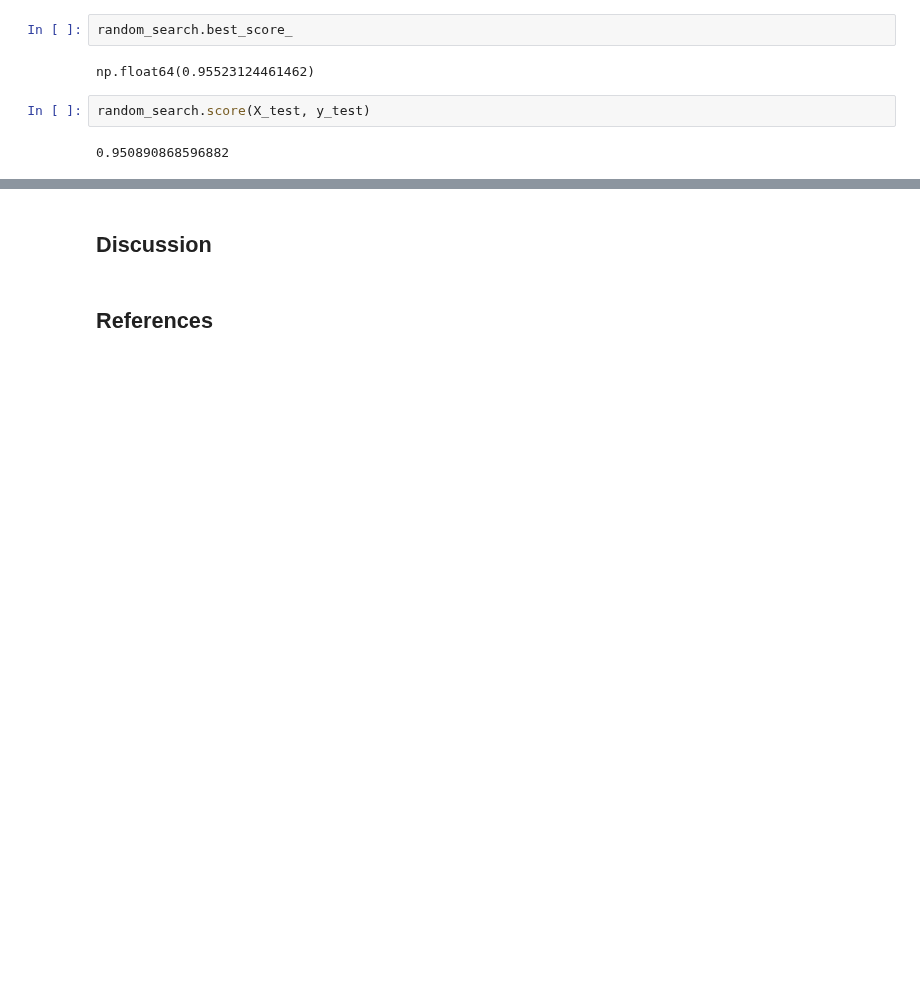
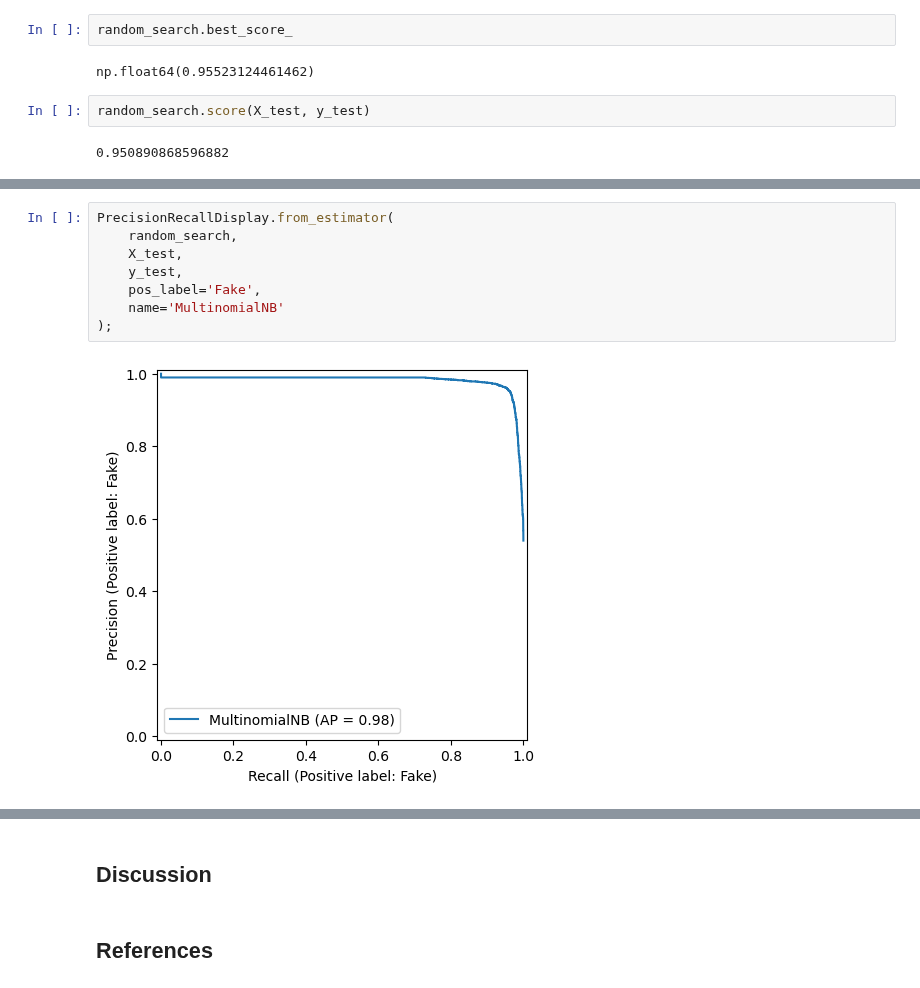
Before and after one commit to Vin-dictive/fake-real-news-detection, a Jupyter notebook: notebooks/analysis.ipynb, the cells around one changed output, grey strips where cells are left out. Drawn from its saved outputs; the diff is of its cells as text; blank space fills up the shorter version.

```diff
--- a/notebooks/analysis.ipynb
+++ b/notebooks/analysis.ipynb
@@ -264,0 +276,10 @@ random_search.score(X_test, y_test)
+# %%
+PrecisionRecallDisplay.from_estimator(
+    random_search,
+    X_test,
+    y_test,
+    pos_label='Fake',
+    name='MultinomialNB'
+);
+# %% [output]
+[figure, added]
```
Also changed, not shown: parts of 3 cells of this notebook.
